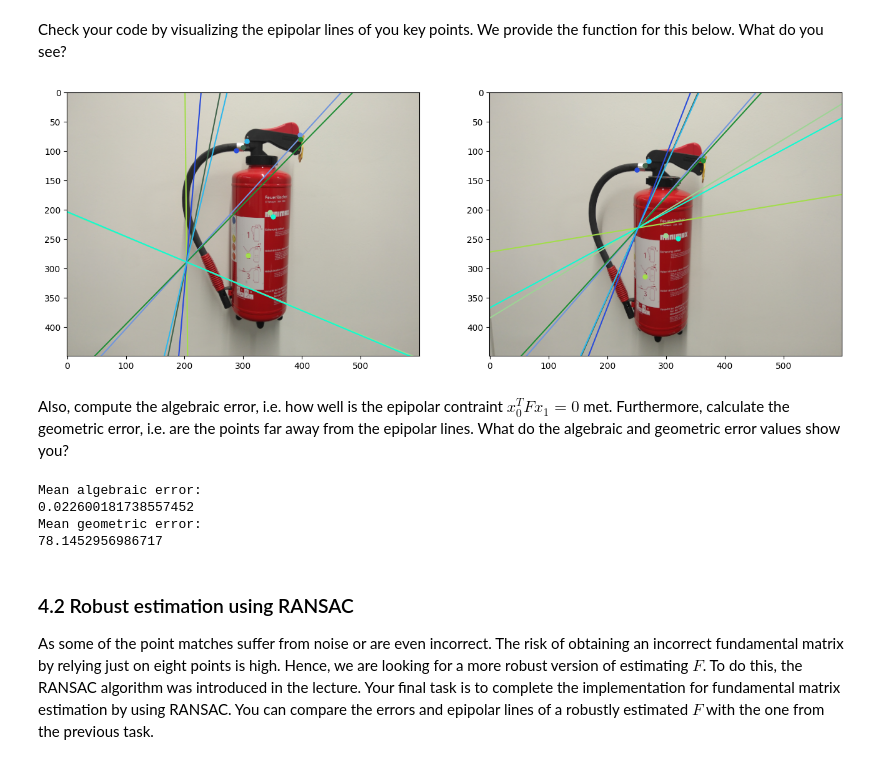
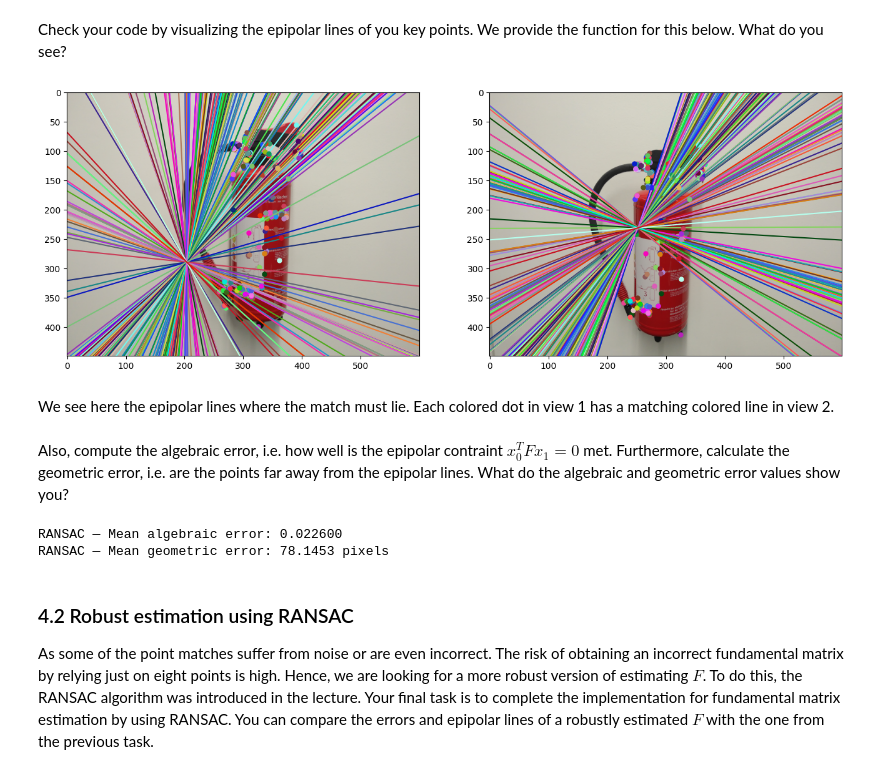
Before and after one commit to binyamolango/3dcv-students, a Jupyter notebook: 5.0-tl-fundamental-matrix.ipynb, the cells around one changed output. Cells and saved outputs as stored; diff of their text form; code cells hidden in the pictures.

Commit message:
Implement RANSAC

```diff
--- a/5.0-tl-fundamental-matrix.ipynb
+++ b/5.0-tl-fundamental-matrix.ipynb
@@ -172,10 +172,15 @@ def visualize_epipolar_lines(img1, img2, keypoints1, keypoints2, F):
     axes[1].set_ylim((res[0],0))
 
     plt.show()
-# %%
-visualize_epipolar_lines(view1, view2, kps1_h, kps2_h, F)
-# %% [output]
-[figure, removed]
+# %%
+keypoints1_all_h = np.concatenate([keypoints1, np.ones((len(keypoints1), 1))], axis=1)
+keypoints2_all_h = np.concatenate([keypoints2, np.ones((len(keypoints2), 1))], axis=1)
+
+visualize_epipolar_lines(view1, view2, keypoints1_all_h, keypoints2_all_h, F)
+# %% [output]
+[figure, added]
+# %% [markdown]
+We see here the epipolar lines where the match must lie. Each colored dot in view 1 has a matching colored line in view 2.
 # %% [markdown]
 Also, compute the algebraic error, i.e. how well is the epipolar contraint $x_0^TFx_1=0$ met.
 Furthermore, calculate the geometric error, i.e. are the points far away from the epipolar lines.
@@ -203,17 +208,13 @@ def geometric_error(keypoints1, keypoints2, F):
     return errors
 # %%
 alg_errors = algebraic_error(kps1_h, kps2_h, F)
-print("Mean algebraic error: ")
-print(np.mean(alg_errors))
+geo_errors = geometric_error(kps1_h, kps2_h, F)
 
-geo_errors = geometric_error(kps1_h, kps2_h, F)
-print("Mean geometric error: ")
-print(np.mean(geo_errors))
+print(f"RANSAC — Mean algebraic error: {np.mean(alg_errors):.6f}")
+print(f"RANSAC — Mean geometric error: {np.mean(geo_errors):.4f} pixels")
 # %% [output]
-Mean algebraic error:
-0.022600181738557452
-Mean geometric error:
-78.1452956986717
+RANSAC — Mean algebraic error: 0.022600
+RANSAC — Mean geometric error: 78.1453 pixels
 # %% [markdown]
 ### 4.2 Robust estimation using RANSAC
 As some of the point matches suffer from noise or are even incorrect. The risk of obtaining an incorrect fundamental matrix by relying just on eight points is high. Hence, we are looking for a more robust version of estimating $F$. To do this, the RANSAC algorithm was introduced in the lecture. Your final task is to complete the implementation for fundamental matrix estimation by using RANSAC. You can compare the errors and epipolar lines of a robustly estimated $F$ with the one from the previous task.
```
Also changed, not shown: parts of 4 cells of this notebook.
